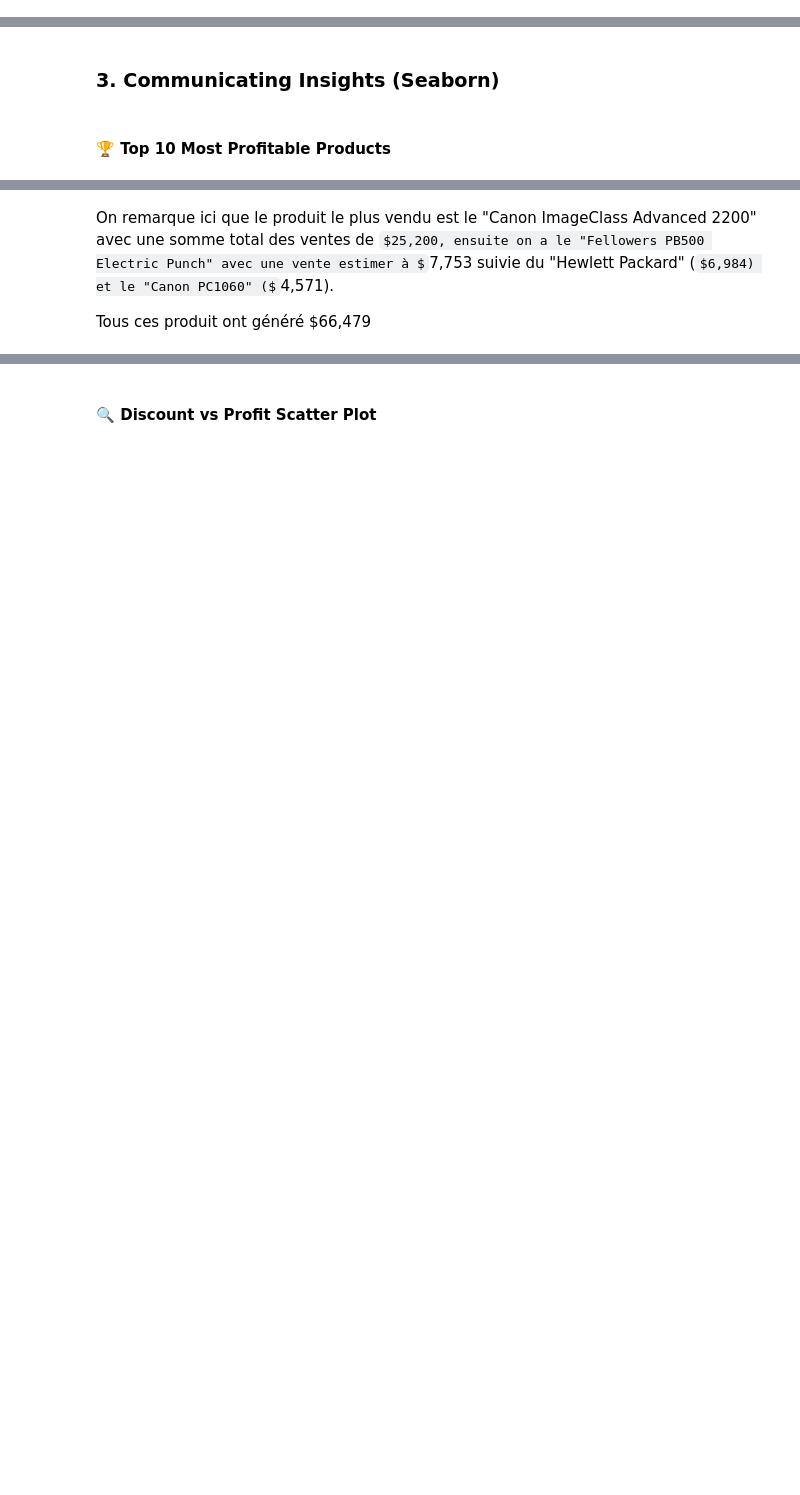
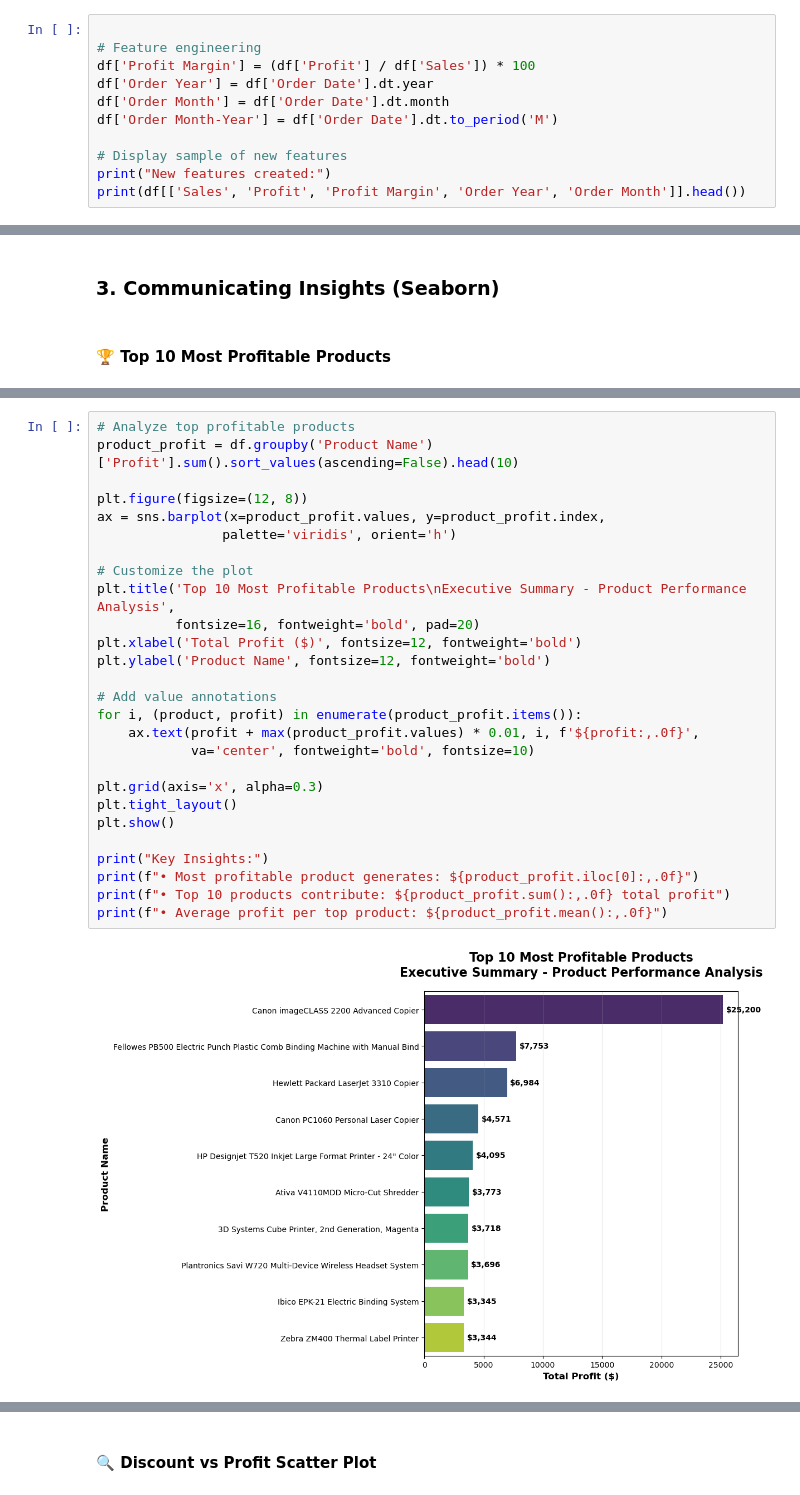
Before and after one commit to CyriacAssan79/DI-Bootcamp, a Jupyter notebook: Week2/day4/DailyChallenge/dailychallenge.ipynb, the cells around one changed output, grey strips where cells are left out. Saved outputs shown, nothing was run; the diff lists cells and outputs as text; some formulas as TeX source; blank space fills up the shorter version.

```diff
--- a/Week2/day4/DailyChallenge/dailychallenge.ipynb
+++ b/Week2/day4/DailyChallenge/dailychallenge.ipynb
@@ -31,0 +127,11 @@ Dans notre Dataset, nous avons ajouté certaines colonnes afin de faire diversif
+# %%
+
+# Feature engineering
+df['Profit Margin'] = (df['Profit'] / df['Sales']) * 100
+df['Order Year'] = df['Order Date'].dt.year
+df['Order Month'] = df['Order Date'].dt.month
+df['Order Month-Year'] = df['Order Date'].dt.to_period('M')
+
+# Display sample of new features
+print("New features created:")
+print(df[['Sales', 'Profit', 'Profit Margin', 'Order Year', 'Order Month']].head())
@@ -69,4 +243,29 @@ Dans nos données, voici les  10 états qui vendent le plus :
-# %% [markdown]
-On remarque ici que le produit le plus vendu est le "Canon ImageClass Advanced 2200" avec une somme total des ventes de $25,200, ensuite on a le "Fellowers PB500 Electric Punch" avec une vente estimer à $7,753 suivie du "Hewlett Packard" ($6,984) et le "Canon PC1060" ($4,571).
-
-Tous ces produit ont généré $66,479
+# %%
+# Analyze top profitable products
+product_profit = df.groupby('Product Name')['Profit'].sum().sort_values(ascending=False).head(10)
+
+plt.figure(figsize=(12, 8))
+ax = sns.barplot(x=product_profit.values, y=product_profit.index,
+                palette='viridis', orient='h')
+
+# Customize the plot
+plt.title('Top 10 Most Profitable Products\nExecutive Summary - Product Performance Analysis',
+          fontsize=16, fontweight='bold', pad=20)
+plt.xlabel('Total Profit ($)', fontsize=12, fontweight='bold')
+plt.ylabel('Product Name', fontsize=12, fontweight='bold')
+
+# Add value annotations
+for i, (product, profit) in enumerate(product_profit.items()):
+    ax.text(profit + max(product_profit.values) * 0.01, i, f'${profit:,.0f}',
+            va='center', fontweight='bold', fontsize=10)
+
+plt.grid(axis='x', alpha=0.3)
+plt.tight_layout()
+plt.show()
+
+print("Key Insights:")
+print(f"• Most profitable product generates: ${product_profit.iloc[0]:,.0f}")
+print(f"• Top 10 products contribute: ${product_profit.sum():,.0f} total profit")
+print(f"• Average profit per top product: ${product_profit.mean():,.0f}")
+# %% [output]
+[figure, added]
```
Also changed, not shown: parts of 45 cells of this notebook.
